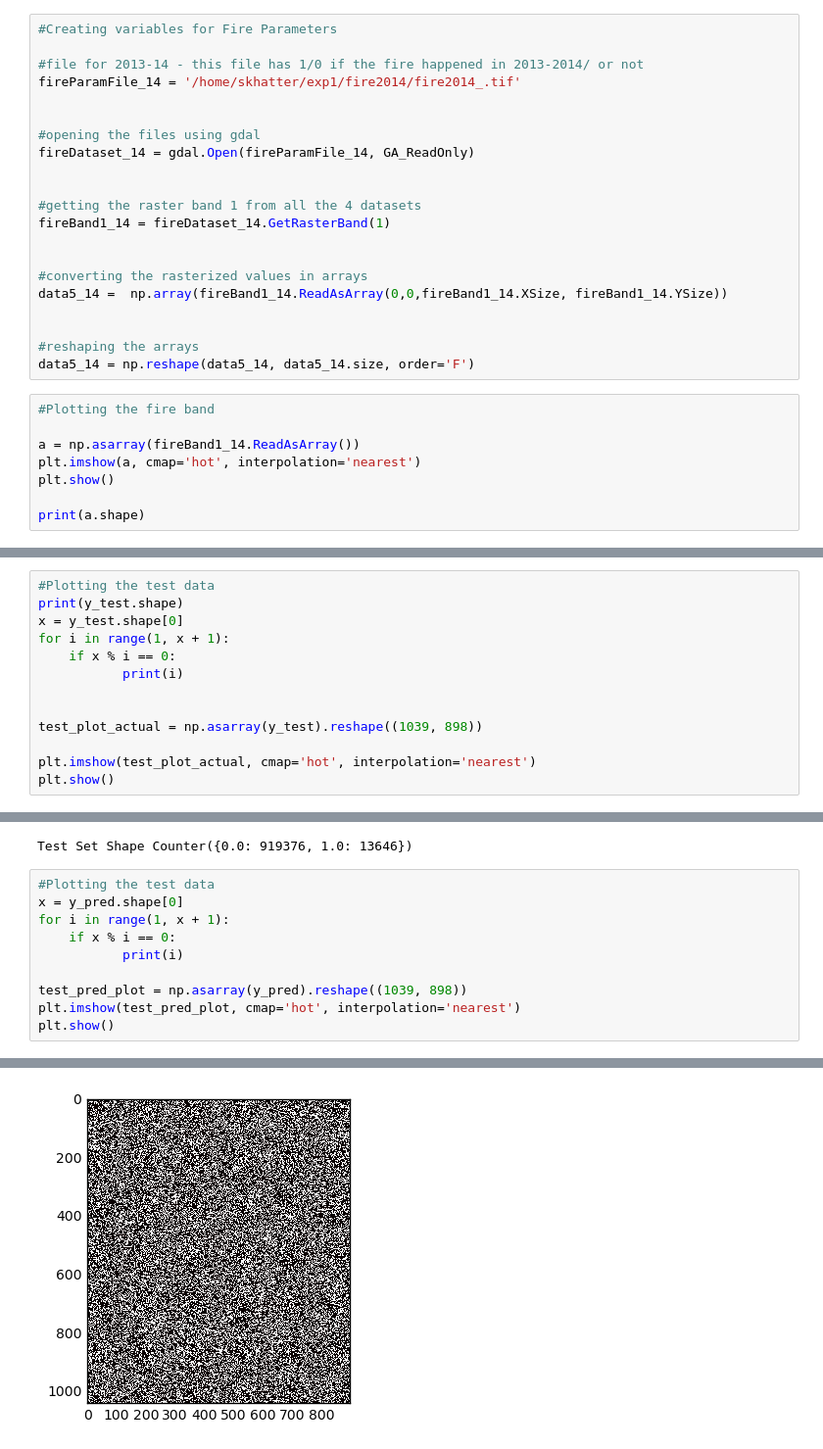
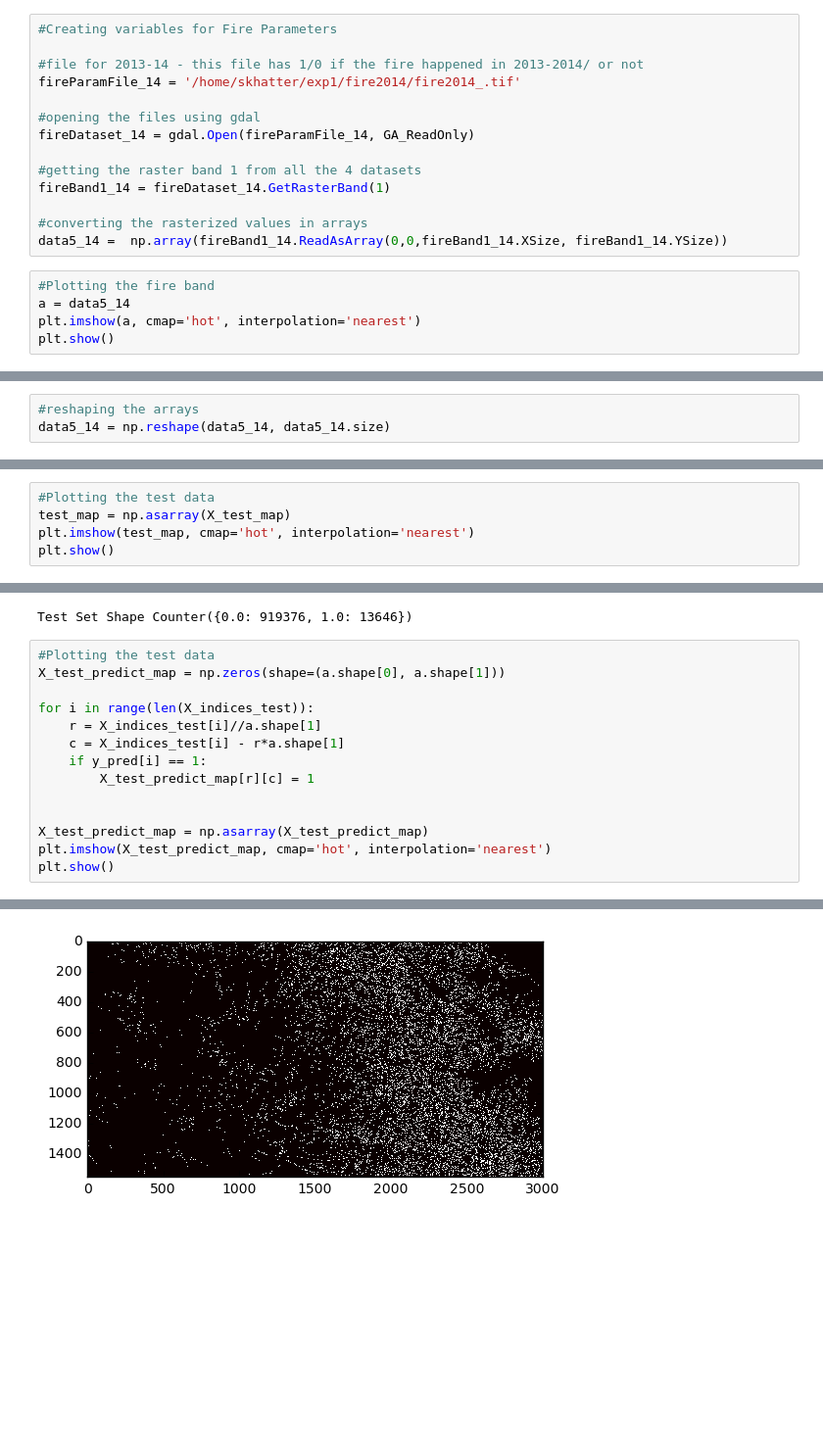
Before and after one commit to SKhatter/Analyzing-and-Predicting-Wildfires, a Jupyter notebook: code/classifiers/UsingLogisticRegression.ipynb, the cells around one changed output, grey strips where cells are left out. Shown: that part at 98% size. Saved outputs shown, nothing was run; the diff lists cells and outputs as text; blank space fills up the shorter version.

```diff
--- a/code/classifiers/UsingLogisticRegression.ipynb
+++ b/code/classifiers/UsingLogisticRegression.ipynb
@@ -73,28 +72,18 @@ data_fireFreq = np.reshape(data_fireFreq, data_fireFreq.size, order='F')
 #file for 2013-14 - this file has 1/0 if the fire happened in 2013-2014/ or not
 fireParamFile_14 = '/home/skhatter/exp1/fire2014/fire2014_.tif'
 
-
 #opening the files using gdal
 fireDataset_14 = gdal.Open(fireParamFile_14, GA_ReadOnly)
-
 
 #getting the raster band 1 from all the 4 datasets
 fireBand1_14 = fireDataset_14.GetRasterBand(1)
 
-
 #converting the rasterized values in arrays
 data5_14 =  np.array(fireBand1_14.ReadAsArray(0,0,fireBand1_14.XSize, fireBand1_14.YSize))
-
-
-#reshaping the arrays
-data5_14 = np.reshape(data5_14, data5_14.size, order='F')
 # %%
 #Plotting the fire band
-
-a = np.asarray(fireBand1_14.ReadAsArray())
+a = data5_14
 plt.imshow(a, cmap='hot', interpolation='nearest')
 plt.show()
-
-print(a.shape)
 # %% [output]
 [figure]
@@ -102,3 +90,6 @@ print(a.shape)
+# %%
+#reshaping the arrays
+data5_14 = np.reshape(data5_14, data5_14.size)
 # %%
 #creating feature vector using complete data
 #5 FEATURES-  Fire Frequency, Elevation, Slope, Aspect, Fuel Model Number
@@ -127,14 +147,6 @@ X_train, X_test, y_train, y_test = train_test_split(X, y, test_size=0.2, stratif
 # %%
 #Plotting the test data
-print(y_test.shape)
-x = y_test.shape[0]
-for i in range(1, x + 1):
-    if x % i == 0:
-           print(i)
-
-
-test_plot_actual = np.asarray(y_test).reshape((1039, 898))
-
-plt.imshow(test_plot_actual, cmap='hot', interpolation='nearest')
+test_map = np.asarray(X_test_map)
+plt.imshow(test_map, cmap='hot', interpolation='nearest')
 plt.show()
 # %% [output]
@@ -170,12 +171,16 @@ print('Test Set Shape {}'.format(Counter(y_test)))
 Test Set Shape Counter({0.0: 919376, 1.0: 13646})
 # %%
 #Plotting the test data
-x = y_pred.shape[0]
-for i in range(1, x + 1):
-    if x % i == 0:
-           print(i)
+X_test_predict_map = np.zeros(shape=(a.shape[0], a.shape[1]))
 
-test_pred_plot = np.asarray(y_pred).reshape((1039, 898))
-plt.imshow(test_pred_plot, cmap='hot', interpolation='nearest')
+for i in range(len(X_indices_test)):
+    r = X_indices_test[i]//a.shape[1]
+    c = X_indices_test[i] - r*a.shape[1]
+    if y_pred[i] == 1:
+        X_test_predict_map[r][c] = 1
+
+
+X_test_predict_map = np.asarray(X_test_predict_map)
+plt.imshow(X_test_predict_map, cmap='hot', interpolation='nearest')
 plt.show()
 # %% [output]
@@ -190,4 +187,4 @@ plt.show()
-[figure, old version]
+[figure, new version]
 # %%
 #Confusion matrix
 #C is such that C_{i, j} is equal to the number of observations known to be in group i
```
Also changed, not shown: parts of 13 cells of this notebook.
